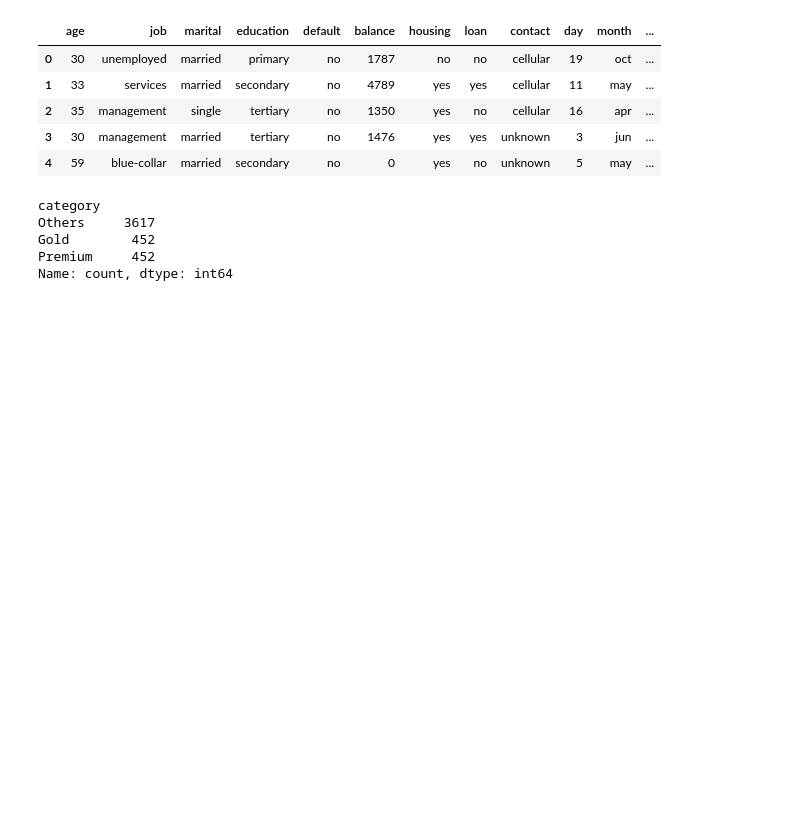
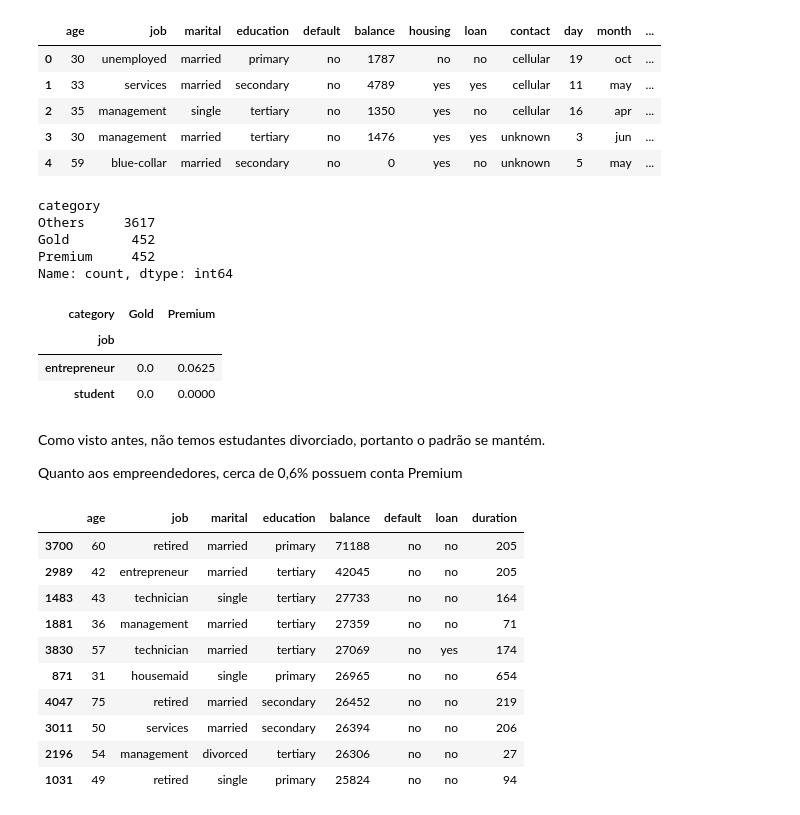
Before and after one commit to Santiago956/exercicios_pandas_univ_dos_dados, a Jupyter notebook: Exercícios_pandas2.ipynb, the cells around one changed output. Saved outputs shown, nothing was run; the diff lists cells and outputs as text; code cells hidden in the pictures; blank space fills up the shorter version.

```diff
--- a/Exercícios_pandas2.ipynb
+++ b/Exercícios_pandas2.ipynb
@@ -110,3 +110,39 @@ Others     3617
 Gold        452
 Premium     452
 Name: count, dtype: int64
+# %%
+#Percentual de empreendedores divorciados e estudantes divorciados Gold e Premium
+pd.crosstab(index = bank['job'], columns = bank['category'], values = (bank['marital'] =='divorced'), aggfunc='mean').loc[['entrepreneur', 'student'], ['Gold', 'Premium']]
+# %% [output]
+| category | Gold | Premium |
+| job |  |  |
+| entrepreneur | 0.0 | 0.0625 |
+| student | 0.0 | 0.0000 |
+# %% [markdown]
+Como visto antes, não temos estudantes divorciado, portanto o padrão se mantém.
+
+Quanto aos empreendedores, cerca de 0,6% possuem conta Premium
+# %%
+#Tabela com 10 clientes com maior saldo (balance)
+def min_max(data):
+    style = data.copy()
+    max_val = style.max()
+    min_val = style.min()
+    style = ['background-color: yellow' if v == max_val else 'background-color: lightcoral' if v == min_val else '' for v in style]
+    return style
+
+top_10 = bank[['age', 'job', 'marital', 'education', 'balance', 'default', 'loan', 'duration']].sort_values(by='balance', ascending=False).head(10)
+top_10_format = top_10.style.apply(min_max, subset=['duration'])
+display(top_10_format)
+# %% [output]
+|  | age | job | marital | education | balance | default | loan | duration |
+| 3700 | 60 | retired | married | primary | 71188 | no | no | 205 |
+| 2989 | 42 | entrepreneur | married | tertiary | 42045 | no | no | 205 |
+| 1483 | 43 | technician | single | tertiary | 27733 | no | no | 164 |
+| 1881 | 36 | management | married | tertiary | 27359 | no | no | 71 |
+| 3830 | 57 | technician | married | tertiary | 27069 | no | yes | 174 |
+| 871 | 31 | housemaid | single | primary | 26965 | no | no | 654 |
+| 4047 | 75 | retired | married | secondary | 26452 | no | no | 219 |
+| 3011 | 50 | services | married | secondary | 26394 | no | no | 206 |
+| 2196 | 54 | management | divorced | tertiary | 26306 | no | no | 27 |
+| 1031 | 49 | retired | single | primary | 25824 | no | no | 94 |
```
Also changed, not shown: parts of 20 cells of this notebook.
